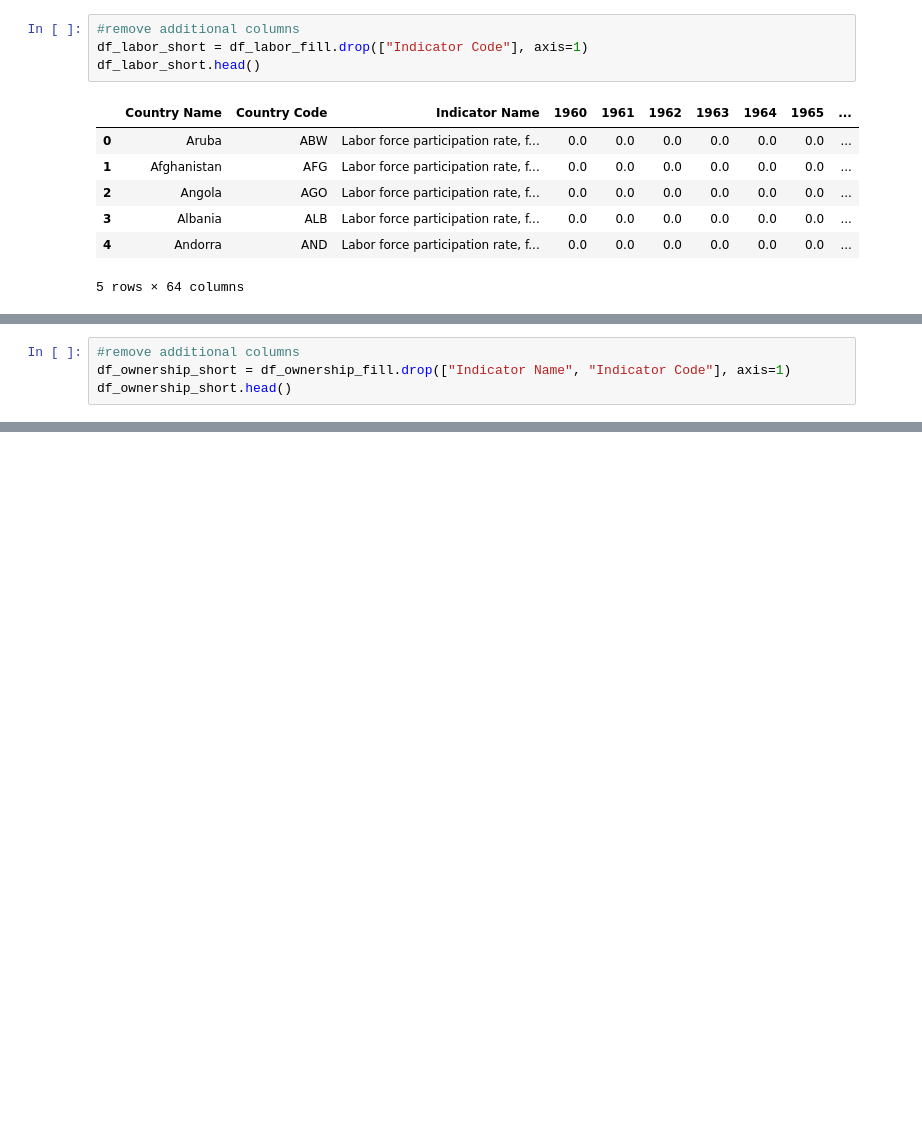
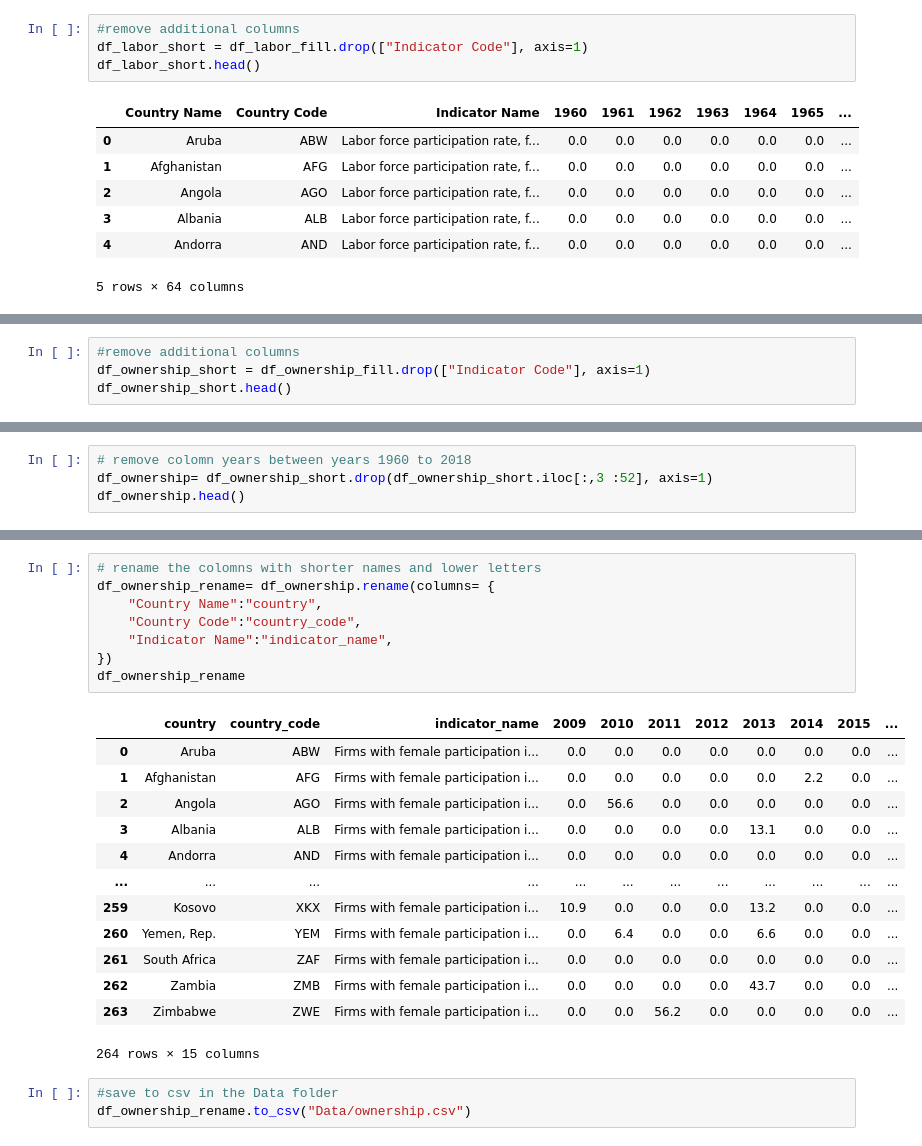
Before and after one commit to liliana-ilut/women-in-power, a Jupyter notebook: girlspower.ipynb, the cells around one changed output, grey strips where cells are left out. Saved outputs shown, nothing was run; the diff lists cells and outputs as text; blank space fills up the shorter version.

```diff
--- a/girlspower.ipynb
+++ b/girlspower.ipynb
@@ -228,4 +281,4 @@ df_ownership_fill.head()
 # %%
 #remove additional columns
-df_ownership_short = df_ownership_fill.drop(["Indicator Name", "Indicator Code"], axis=1)
+df_ownership_short = df_ownership_fill.drop(["Indicator Code"], axis=1)
 df_ownership_short.head()
@@ -231,0 +293,4 @@ df_ownership_short.head()
+# %%
+# remove colomn years between years 1960 to 2018
+df_ownership= df_ownership_short.drop(df_ownership_short.iloc[:,3 :52], axis=1)
+df_ownership.head()
@@ -231,0 +304,25 @@ df_ownership_short.head()
+# %%
+# rename the colomns with shorter names and lower letters
+df_ownership_rename= df_ownership.rename(columns= {
+    "Country Name":"country",
+    "Country Code":"country_code",
+    "Indicator Name":"indicator_name",
+})
+df_ownership_rename
+# %% [output]
+|  | country | country_code | indicator_name | 2009 | 2010 | 2011 | 2012 | 2013 | 2014 | 2015 | ... |
+| 0 | Aruba | ABW | Firms with female participation i... | 0.0 | 0.0 | 0.0 | 0.0 | 0.0 | 0.0 | 0.0 | ... |
+| 1 | Afghanistan | AFG | Firms with female participation i... | 0.0 | 0.0 | 0.0 | 0.0 | 0.0 | 2.2 | 0.0 | ... |
+| 2 | Angola | AGO | Firms with female participation i... | 0.0 | 56.6 | 0.0 | 0.0 | 0.0 | 0.0 | 0.0 | ... |
+| 3 | Albania | ALB | Firms with female participation i... | 0.0 | 0.0 | 0.0 | 0.0 | 13.1 | 0.0 | 0.0 | ... |
+| 4 | Andorra | AND | Firms with female participation i... | 0.0 | 0.0 | 0.0 | 0.0 | 0.0 | 0.0 | 0.0 | ... |
+| ... | ... | ... | ... | ... | ... | ... | ... | ... | ... | ... | ... |
+| 259 | Kosovo | XKX | Firms with female participation i... | 10.9 | 0.0 | 0.0 | 0.0 | 13.2 | 0.0 | 0.0 | ... |
+| 260 | Yemen, Rep. | YEM | Firms with female participation i... | 0.0 | 6.4 | 0.0 | 0.0 | 6.6 | 0.0 | 0.0 | ... |
+| 261 | South Africa | ZAF | Firms with female participation i... | 0.0 | 0.0 | 0.0 | 0.0 | 0.0 | 0.0 | 0.0 | ... |
+| 262 | Zambia | ZMB | Firms with female participation i... | 0.0 | 0.0 | 0.0 | 0.0 | 43.7 | 0.0 | 0.0 | ... |
+| 263 | Zimbabwe | ZWE | Firms with female participation i... | 0.0 | 0.0 | 56.2 | 0.0 | 0.0 | 0.0 | 0.0 | ... |
+264 rows × 15 columns
+# %%
+#save to csv in the Data folder
+df_ownership_rename.to_csv("Data/ownership.csv")
```
Also changed, not shown: parts of 8 cells of this notebook, 3 other files.
